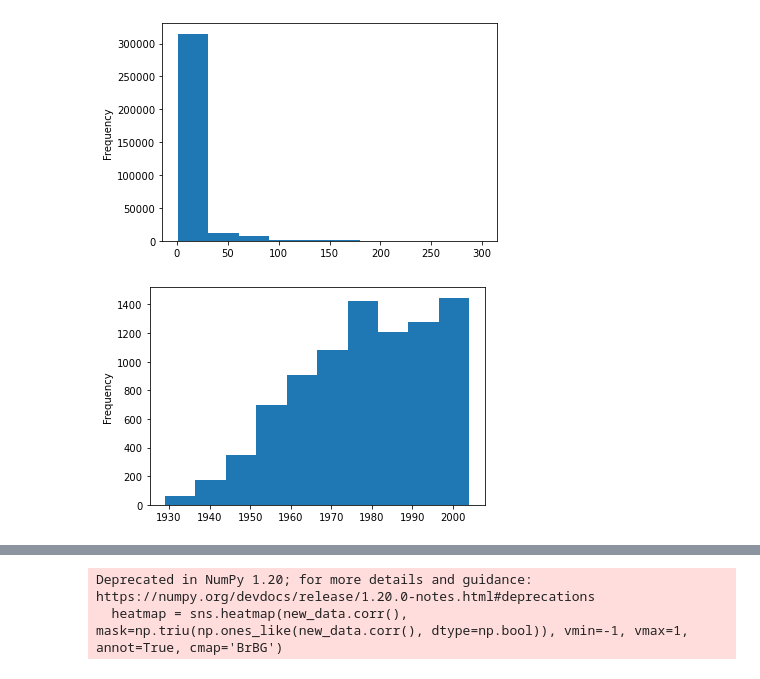
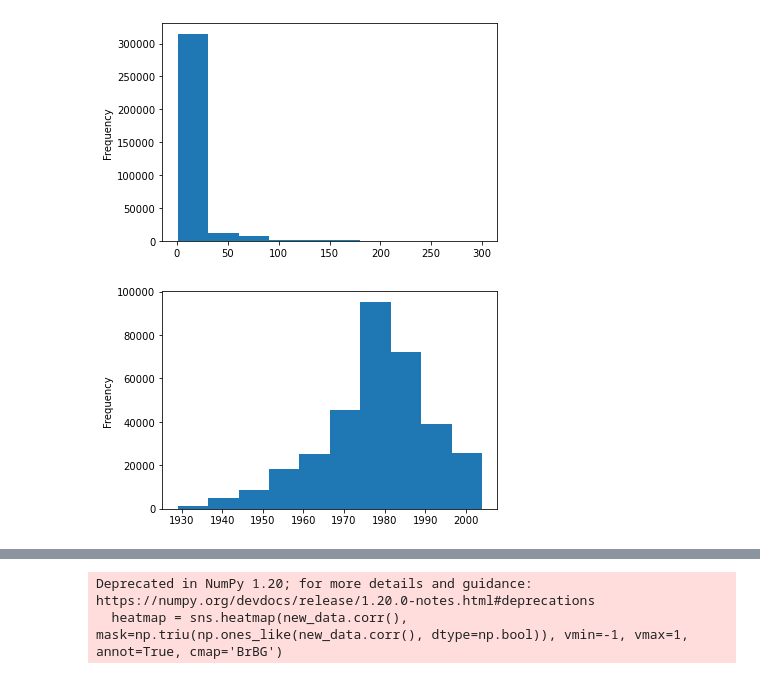
Before and after one commit to LaurenceAndraud/Brief---Book-business, a Jupyter notebook: analyse_librairie(bis).ipynb, the cells around one changed output, grey strips where cells are left out. Cells and saved outputs as stored; diff of their text form; code cells hidden in the pictures.

Commit message:
Ajout des graphes et représentations visuelles + début d'analyse 09/11

```diff
--- a/analyse_librairie(bis).ipynb
+++ b/analyse_librairie(bis).ipynb
@@ -333,8 +335,8 @@ plt.show()
 [figure]
 # %%
 # Histogramme de la répartition des clients par âge
-histogr = clients['birth'].plot.hist()
+histogr = new_data['birth'].plot.hist()
 
 plt.show()
 # %% [output]
-[figure, old version]
+[figure, new version]
```
Also changed, not shown: parts of 32 cells of this notebook.
